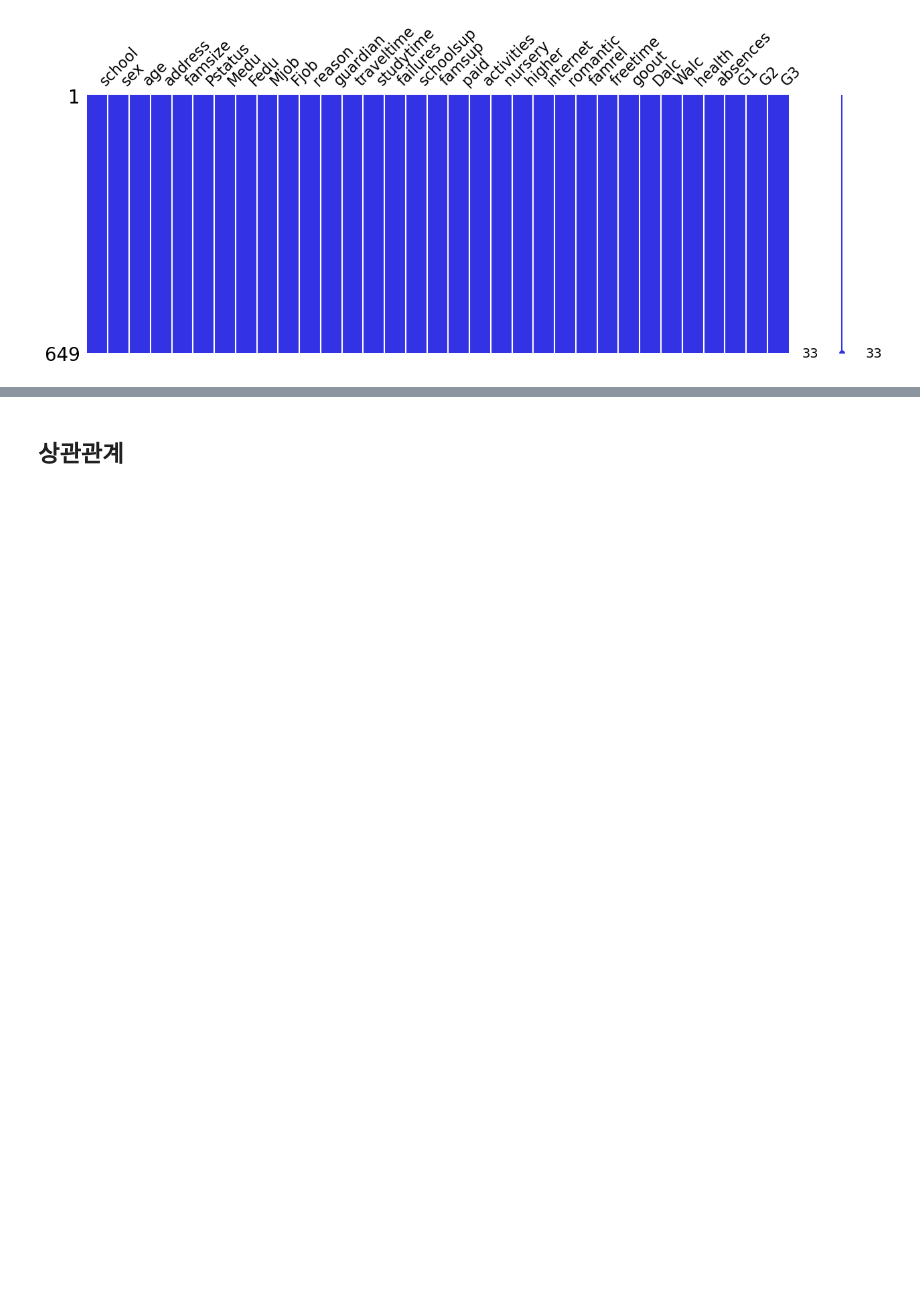
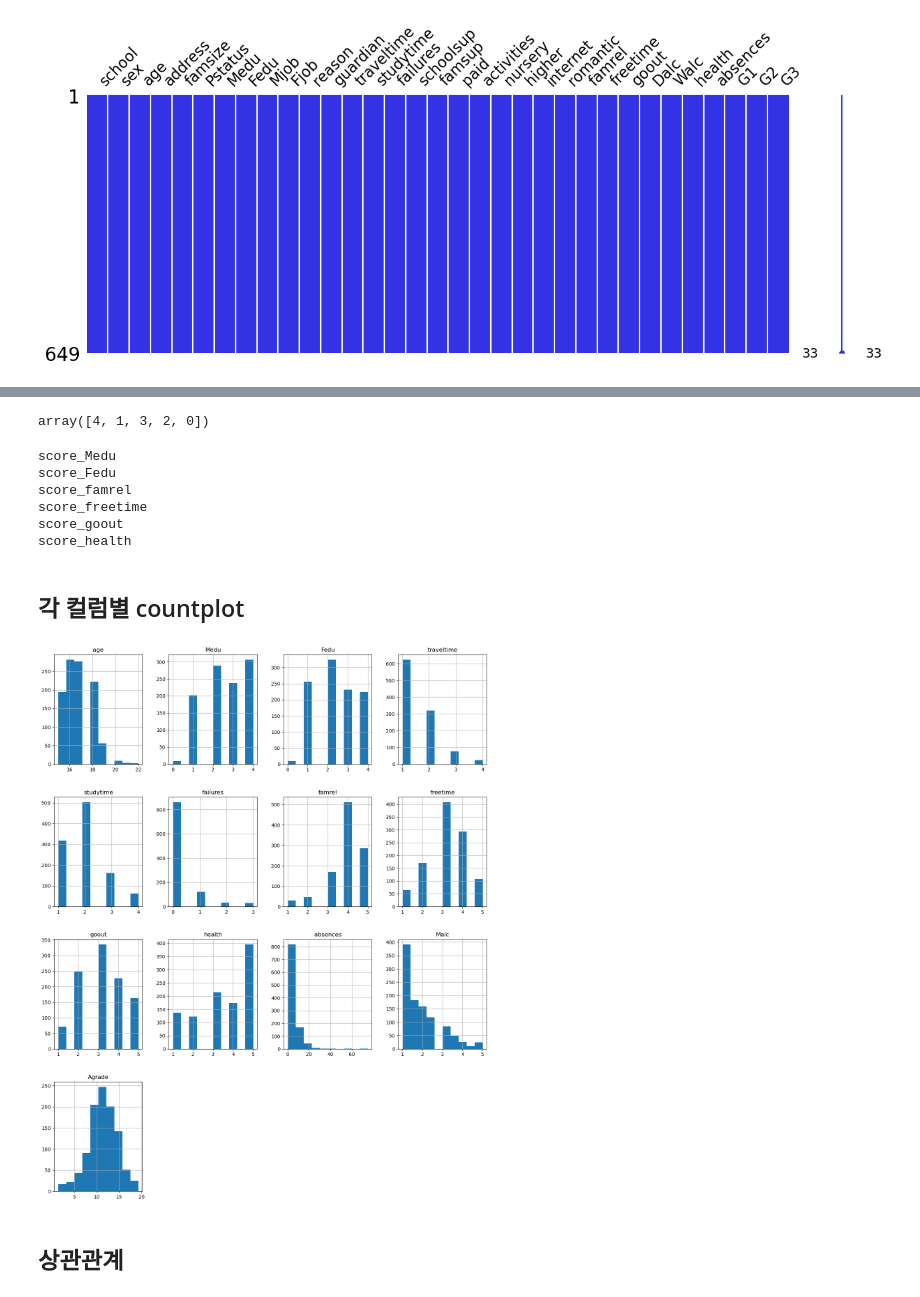
Before and after one commit to yong-again/hakcerton, a Jupyter notebook: code/LYJ/eda.ipynb, the cells around one changed output, grey strips where cells are left out. Cells and saved outputs as stored; diff of their text form; code cells hidden in the pictures; blank space fills up the shorter version.

```diff
--- a/code/LYJ/eda.ipynb
+++ b/code/LYJ/eda.ipynb
@@ -142,3 +155,56 @@ concat_df
+# %%
+test.Medu.unique()
+# %% [output]
+array([4, 1, 3, 2, 0])
+# %%
+for col in likert:
+    score = []
+    for data in test[col].values:
+        new_col_name = 'score_' + col
+        if data == 1:
+            temp = (data - 1)/(5 - 1) * 10
+
+        elif data == 2:
+            temp = (data - 1)/(5 - 1) * 10
+
+        elif data == 3:
+            temp = (data - 1)/(5 - 1) * 10
+
+        elif data == 4:
+            temp = (data - 1)/(5 - 1) * 10
+
+        elif data == 5:
+            temp = (data - 1)/(5 - 1) * 10
+
+        score.append(temp)
+
+    print(new_col_name)
+    test[new_col_name] = score
+# %% [output]
+score_Medu
+score_Fedu
+score_famrel
+score_freetime
+score_goout
+score_health
+# %% [markdown]
+## 각 컬럼별 countplot
+# %%
+cat_cols = ['school', 'sex', 'address', 'famsize', 'Pstatus',
+            'Mjob', 'Fjob', 'reason', 'guardian',
+            'schoolsup', 'famsup', 'activities', 'nursey',
+            'higher', 'internet', 'romantic', 'subject']
+# %%
+col_list = concat_df.columns.to_list()
+num_cols =[item for item in col_list if item not in cat_cols]
+# %%
+fig = plt.figure(figsize=(16,20))
+ax = fig.gca()
+
+concat_df[num_cols].hist(ax=ax)
+plt.show()
+# %% [output]
+[figure, added]
 # %% [markdown]
 ## 상관관계
 # %%
```
Also changed, not shown: parts of 77 cells of this notebook, 2 other files.
